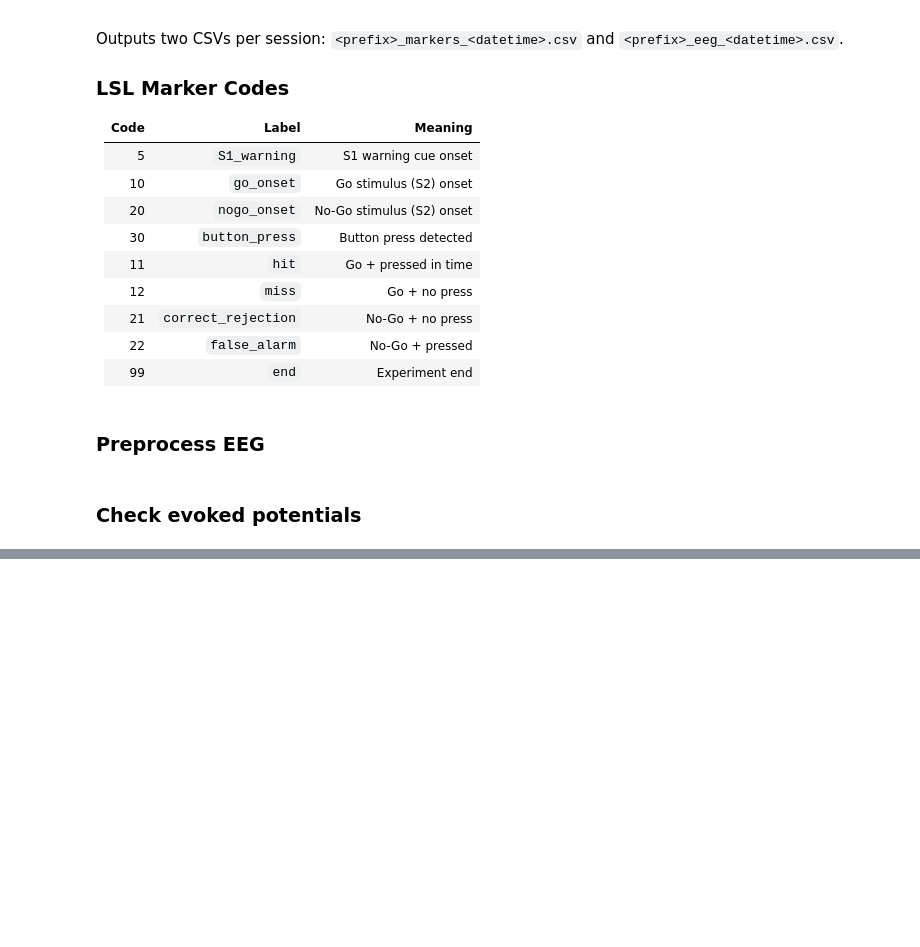
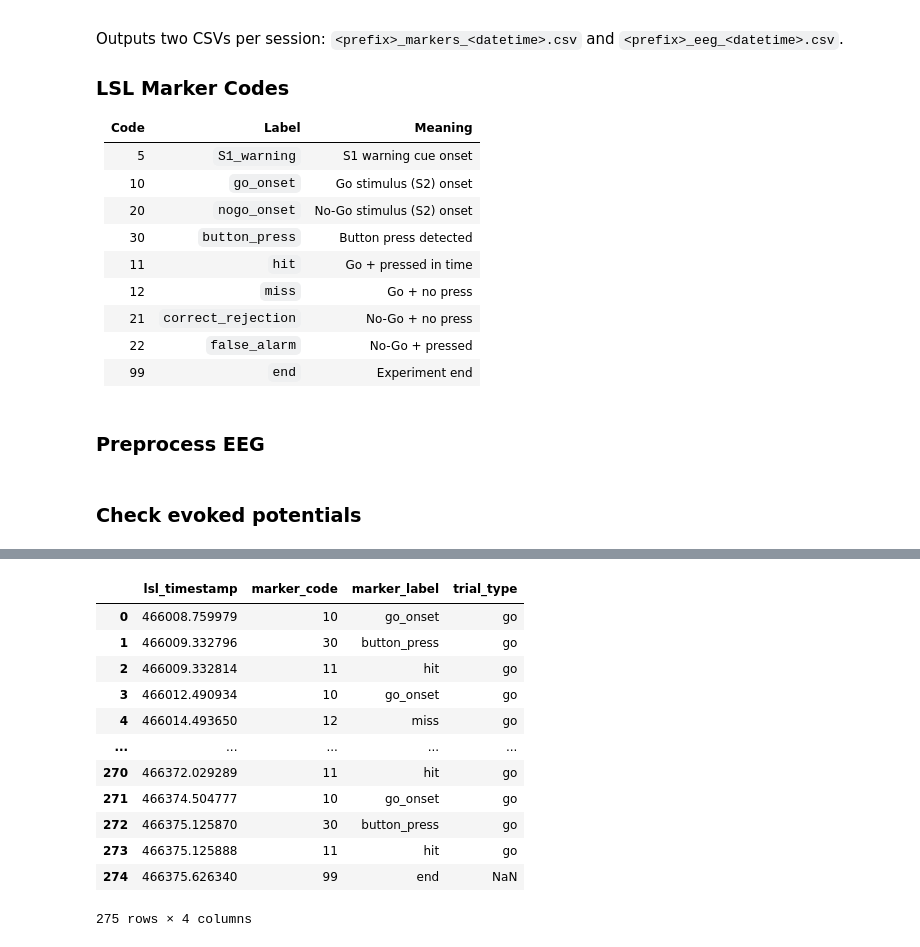
Before and after one commit to ViniciusLima94/EEG, a Jupyter notebook: notebooks/EEG-TEST.ipynb, the cells around one changed output, grey strips where cells are left out. Drawn from its saved outputs; the diff is of its cells as text; code cells hidden in the pictures; blank space fills up the shorter version.

```diff
--- a/notebooks/EEG-TEST.ipynb
+++ b/notebooks/EEG-TEST.ipynb
@@ -130,0 +123,16 @@ len(go_onsets)
+# %%
+df_markers
+# %% [output]
+|  | lsl_timestamp | marker_code | marker_label | trial_type |
+| 0 | 466008.759979 | 10 | go_onset | go |
+| 1 | 466009.332796 | 30 | button_press | go |
+| 2 | 466009.332814 | 11 | hit | go |
+| 3 | 466012.490934 | 10 | go_onset | go |
+| 4 | 466014.493650 | 12 | miss | go |
+| ... | ... | ... | ... | ... |
+| 270 | 466372.029289 | 11 | hit | go |
+| 271 | 466374.504777 | 10 | go_onset | go |
+| 272 | 466375.125870 | 30 | button_press | go |
+| 273 | 466375.125888 | 11 | hit | go |
+| 274 | 466375.626340 | 99 | end | NaN |
+275 rows × 4 columns
```
Also changed, not shown: parts of 4 cells of this notebook.
